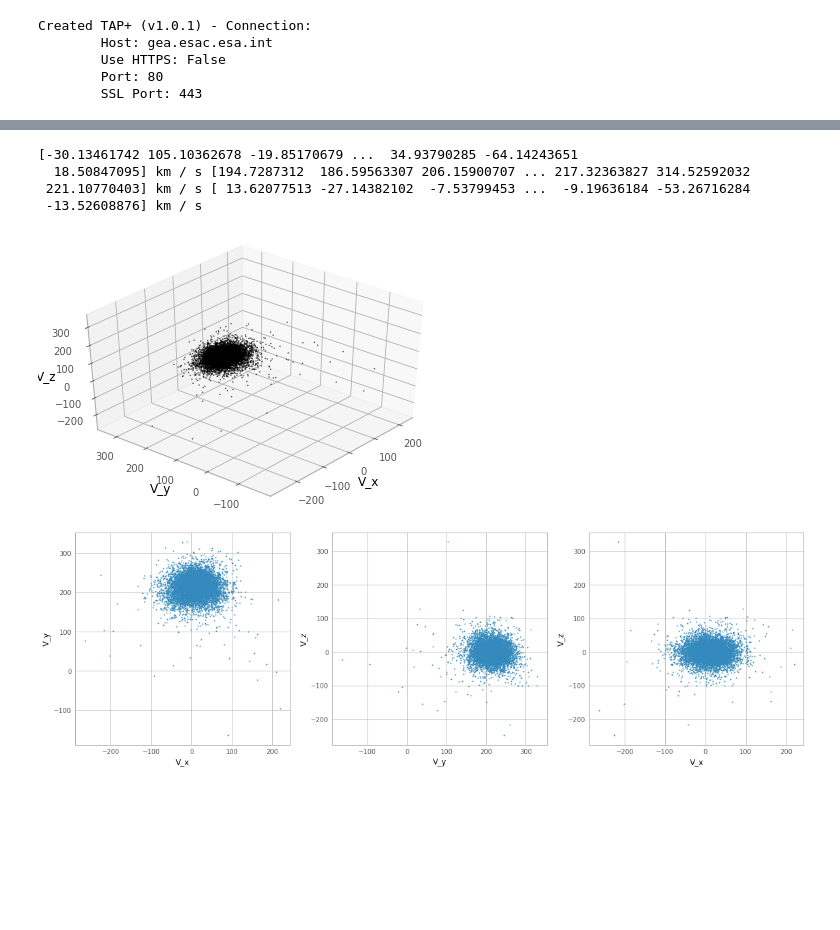
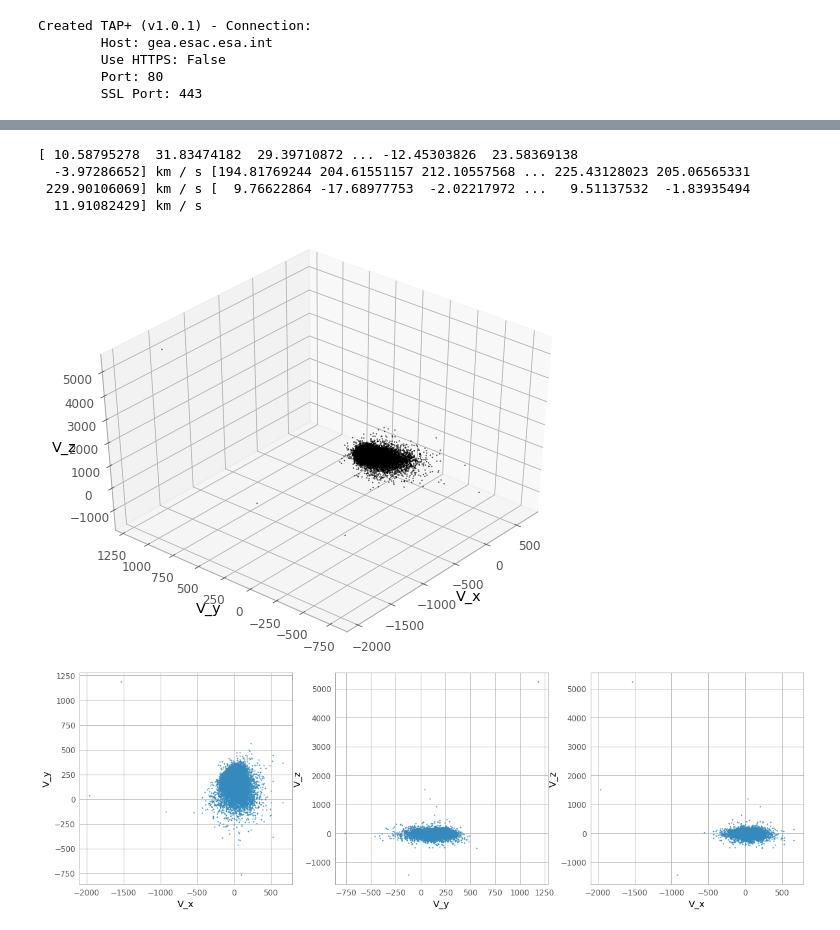
Before and after one commit to erumelhart/astr499research, a Jupyter notebook: main_part_3.ipynb, the cells around one changed output, grey strips where cells are left out. Cells and saved outputs as stored; diff of their text form; code cells hidden in the pictures; blank space fills up the shorter version.

```diff
--- a/main_part_3.ipynb
+++ b/main_part_3.ipynb
@@ -41,5 +45,5 @@ Results: None
 # %%
 #reading in data file pulled from Gaia archive
 
-gaiatable = QTable.read('async_20180707193105.vot', format='votable')
-#print(gaiatable)
+gaiatable = QTable.read('async_20180726120211.vot', format='votable')
+print(gaiatable)
@@ -75,26 +97,30 @@ galv_y = gc1.v_y
 galv_z = gc1.v_z
 print(gc1.v_x, gc1.v_y, gc1.v_z)
 # %% [output]
-[-30.13461742 105.10362678 -19.85170679 ...  34.93790285 -64.14243651
-  18.50847095] km / s [194.7287312  186.59563307 206.15900707 ... 217.32363827 314.52592032
- 221.10770403] km / s [ 13.62077513 -27.14382102  -7.53799453 ...  -9.19636184 -53.26716284
- -13.52608876] km / s
+[ 10.58795278  31.83474182  29.39710872 ... -12.45303826  23.58369138
+  -3.97286652] km / s [194.81769244 204.61551157 212.10557568 ... 225.43128023 205.06565331
+ 229.90106069] km / s [  9.76622864 -17.68977753  -2.02217972 ...   9.51137532  -1.83935494
+  11.91082429] km / s
 # %%
 #making a 3D plot of galactocentric velocities
+
+vx = galv_x
+vy = galv_y
+vz = galv_z
 
 fig = plt.figure()
 ax = fig.add_subplot(111,projection='3d')
 
 fig.tight_layout()
 
 ax.set_xlabel("V_x")
 ax.set_ylabel("V_y")
 ax.set_zlabel("V_z")
 
-ax.scatter(galv_x, galv_y, galv_z, c = 'k', s=0.1, alpha=1);
+ax.scatter(vx, vy, vz, c = 'k', s=0.1, alpha=1);
 ax.view_init(azim = -140, elev = 40);
 # %% [output]
-[figure, old version]
+[figure, new version]
 # %%
 #the same plot as above but in 2D
 
@@ -111,8 +137,8 @@ ax[1].set_ylabel("V_z")
 ax[2].set_xlabel("V_x")
 ax[2].set_ylabel("V_z")
 
-ax[0].scatter(galv_x, galv_y, s=1);
-ax[1].scatter(galv_y, galv_z, s=1);
-ax[2].scatter(galv_x, galv_z, s=1);
+ax[0].scatter(vx, vy, s=1);
+ax[1].scatter(vy, vz, s=1);
+ax[2].scatter(vx, vz, s=1);
 # %% [output]
-[figure, old version]
+[figure, new version]
```
Also changed, not shown: parts of 19 cells of this notebook.
